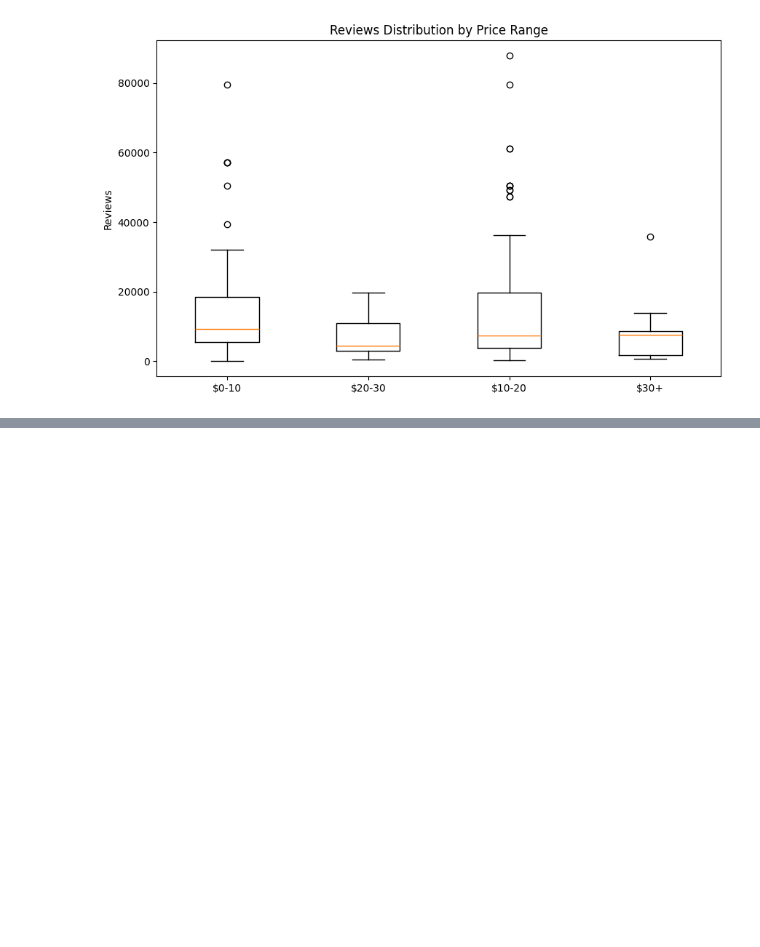
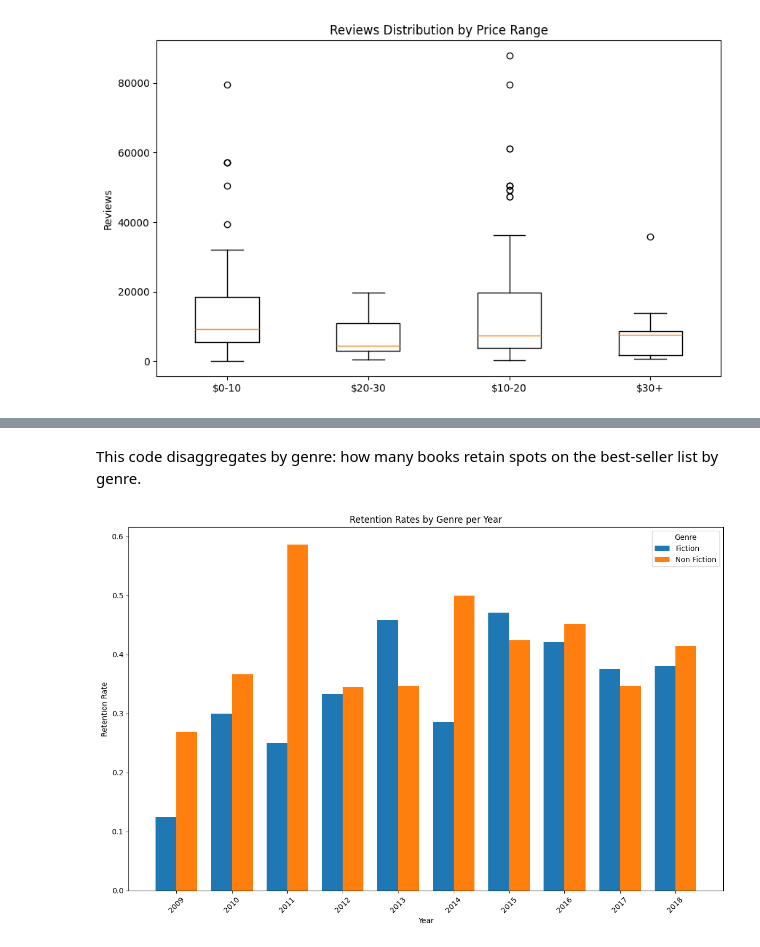
Before and after one commit to Eemkayy/cs210, a Jupyter notebook: FinalProject.ipynb, the cells around one changed output, grey strips where cells are left out. Cells and saved outputs as stored; diff of their text form; code cells hidden in the pictures; blank space fills up the shorter version.

```diff
--- a/FinalProject.ipynb
+++ b/FinalProject.ipynb
@@ -79,0 +87,7 @@ display
+# %% [markdown]
+This code disaggregates by genre: how many books retain spots on the best-seller list by genre.
+# %%
+from FinalProjectCode import plot_retention_rate_by_criteria
+plot_retention_rate_by_criteria(df)
+# %% [output]
+[figure, added]
```
Also changed, not shown: parts of 5 cells of this notebook, 1 other file.
